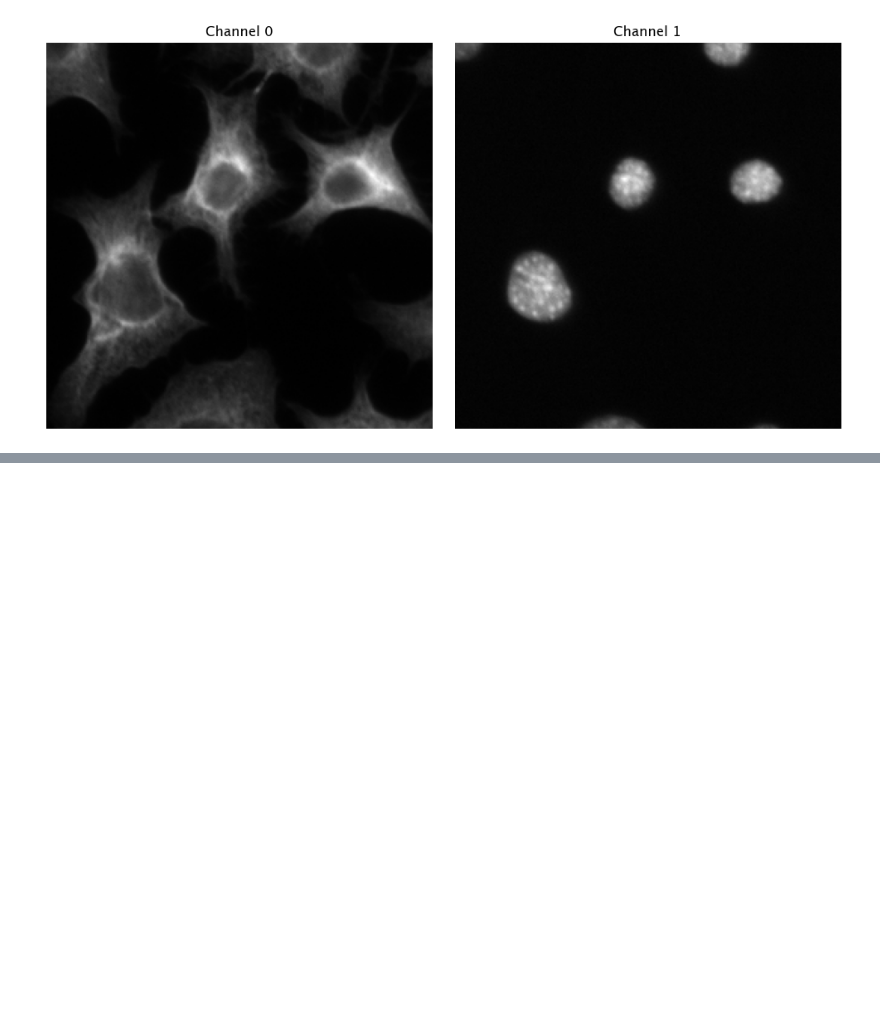
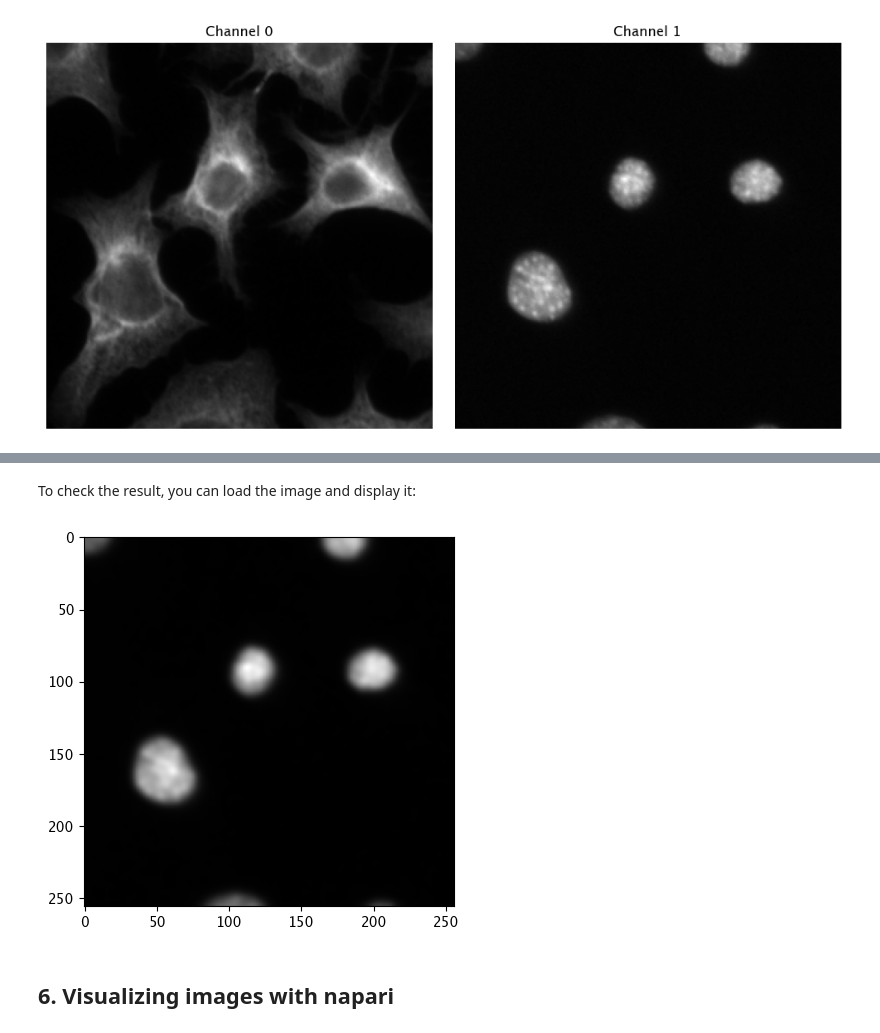
Before and after one commit to HMS-IAC/GBI-india, a Jupyter notebook: notebooks/02_Intro_to_Digital_Images.ipynb, the cells around one changed output, grey strips where cells are left out. Saved outputs shown, nothing was run; the diff lists cells and outputs as text; code cells hidden in the pictures; blank space fills up the shorter version.

```diff
--- a/notebooks/02_Intro_to_Digital_Images.ipynb
+++ b/notebooks/02_Intro_to_Digital_Images.ipynb
@@ -378,0 +503,13 @@ plt.tight_layout()
+# %% [markdown]
+To check the result, you can load the image and display it:
+# %%
+# load the image
+image_smooth = skimage.io.imread('data/cells_smooth.tif')
+
+# display the image
+plt.imshow(image_smooth, cmap='gray')
+plt.show()
+# %% [output]
+[figure, added]
+# %% [markdown]
+## 6. Visualizing images with napari
```
Also changed, not shown: parts of 22 cells of this notebook, 5 other files.
